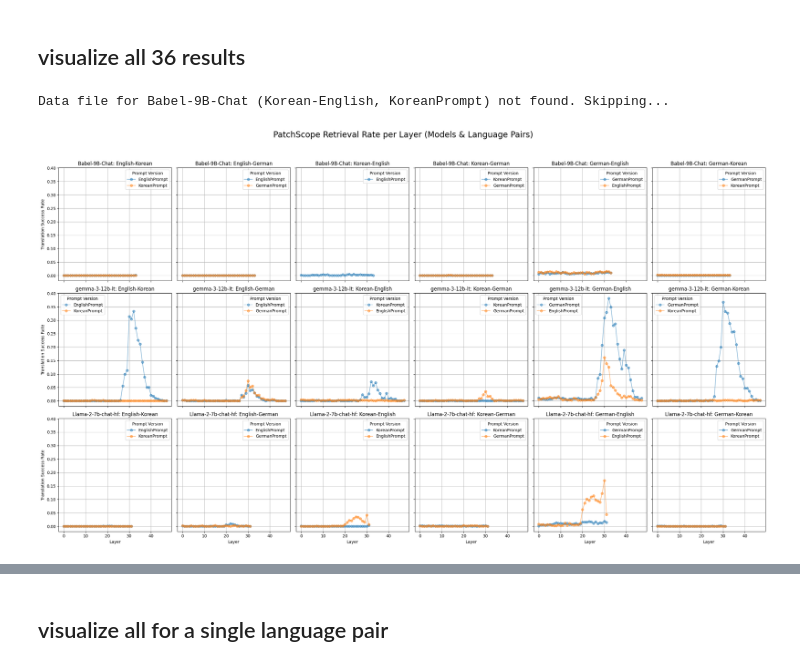
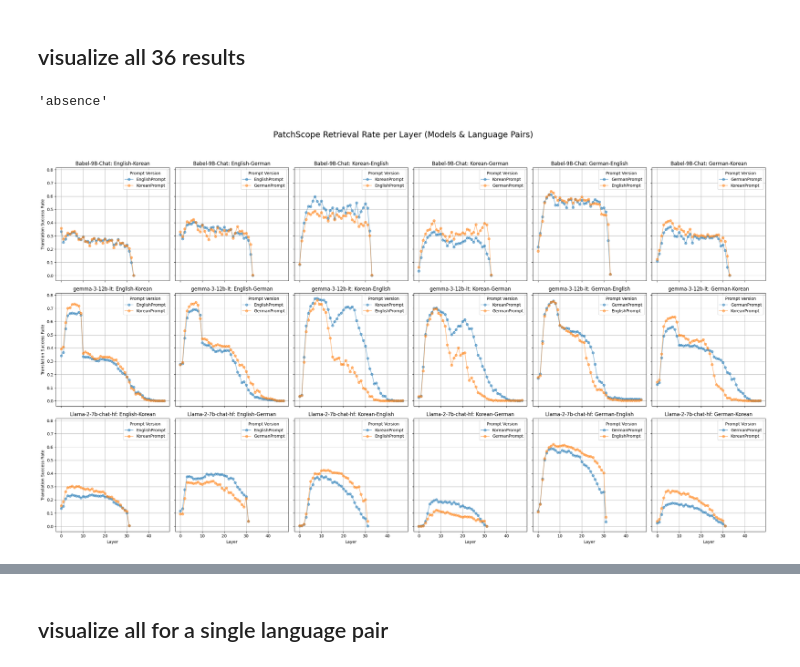
Before and after one commit to hjjjang/multilingual-inner-lexicon, a Jupyter notebook: RQ2/patchscope_eval_analysis.ipynb, the cells around one changed output, grey strips where cells are left out. Saved outputs shown, nothing was run; the diff lists cells and outputs as text; code cells hidden in the pictures.

```diff
--- a/RQ2/patchscope_eval_analysis.ipynb
+++ b/RQ2/patchscope_eval_analysis.ipynb
@@ -1,5 +1,34 @@
 # %% [markdown]
 ## visualize all 36 results
+# %%
+from nltk.stem import WordNetLemmatizer
+word = "absence"
+lemmatizer = WordNetLemmatizer()
+lemmatizer.lemmatize(word.lower())
+# %% [output]
+'absence'
+# %%
+import unicodedata
+import re
+
+def normalize(text, lang="German"):
+    """ Normalize text: lowercasing, unicode normalize, replace ß with ss, remove accents """
+    text = text.lower().strip()
+    text = text.replace("ß", "ss")
+    text = text.replace("ä", "ae").replace("ö", "oe").replace("ü", "ue")
+    # Remove accents
+    text = unicodedata.normalize("NFKD", text)
+    text = "".join(c for c in text if not unicodedata.combining(c))
+    return text
+
+def is_match(output, targets, lang="German"):
+    norm_output = normalize(output, lang)
+    for target in targets:
+        norm_target = normalize(target, lang)
+        # Exact match or substring match
+        if norm_target in norm_output or norm_output in norm_target:
+            return True
+    return False
 # %%
 import pandas as pd
 import matplotlib.pyplot as plt
@@ -29,41 +58,43 @@ for i, model in enumerate(models):
                 data_dict = dict(zip(data_df[src], data_df[tgt]))
 
                 # Load output
-                output_path = f"/home/hyujang/multilingual-inner-lexicon/output/RQ2/PatchScope/{model_short}_{src}_to_{tgt}_{prompt_version}.csv"
+                output_path = f"/home/hyujang/multilingual-inner-lexicon/output/RQ2/PatchScope/num_token_20/{model_short}_{src}_to_{tgt}_{prompt_version}_withOriginalCode.csv"
                 output_df = pd.read_csv(output_path)
                 output_df["patchscope_result"] = output_df["patchscope_result"].str.replace("\n", " ")
 
                 # Compute retrieval rate
+
+                # Apply matching
                 output_df['retrieved'] = output_df.apply(
-                    lambda row: any(value in str(row['patchscope_result']) for value in data_dict.get(row['word'], [])),
+                    lambda row: is_match(row['patchscope_result'], data_dict.get(row['word'], []), lang=tgt),
                     axis=1
                 )
+
                 retrieval_rate_by_layer = output_df.groupby('layer')['retrieved'].mean()
 
                 # Plot retrieval rate
                 ax.plot(
                     retrieval_rate_by_layer.index,
                     retrieval_rate_by_layer.values,
                     marker='o',
                     label=f"{prompt_version}",
                     alpha=0.5,
                     # linestyle=prompt_styles[prompt_version]
                 )
             except FileNotFoundError:
                 print(f"Data file for {model_short} ({src}-{tgt}, {prompt_version}) not found. Skipping...")
 
         # Set subplot title and labels
         ax.set_title(f"{model_short}: {src}-{tgt}")
         if i == len(models) - 1:
             ax.set_xlabel("Layer")
         if j == 0:
             ax.set_ylabel("Translation Success Rate")
         ax.grid(True)
         ax.legend(title="Prompt Version")
 
 # Adjust layout and show plot
 plt.tight_layout(rect=[0, 0.03, 1, 0.95])  # Adjust layout for title
 plt.show()
 # %% [output]
-Data file for Babel-9B-Chat (Korean-English, KoreanPrompt) not found. Skipping...
-[figure, old version]
+[figure, new version]
```
Also changed, not shown: parts of 15 cells of this notebook, 42 other files.
